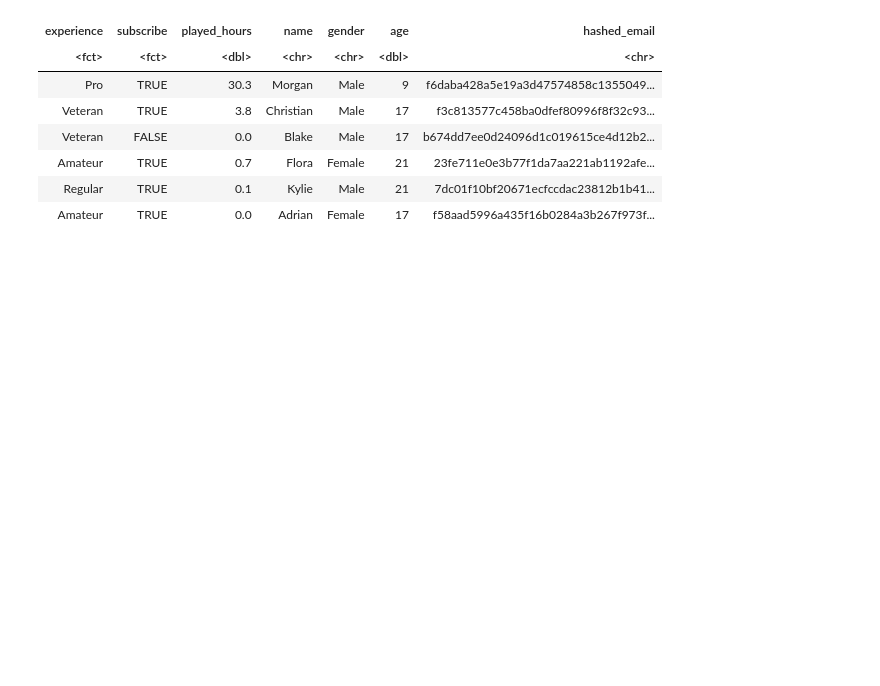
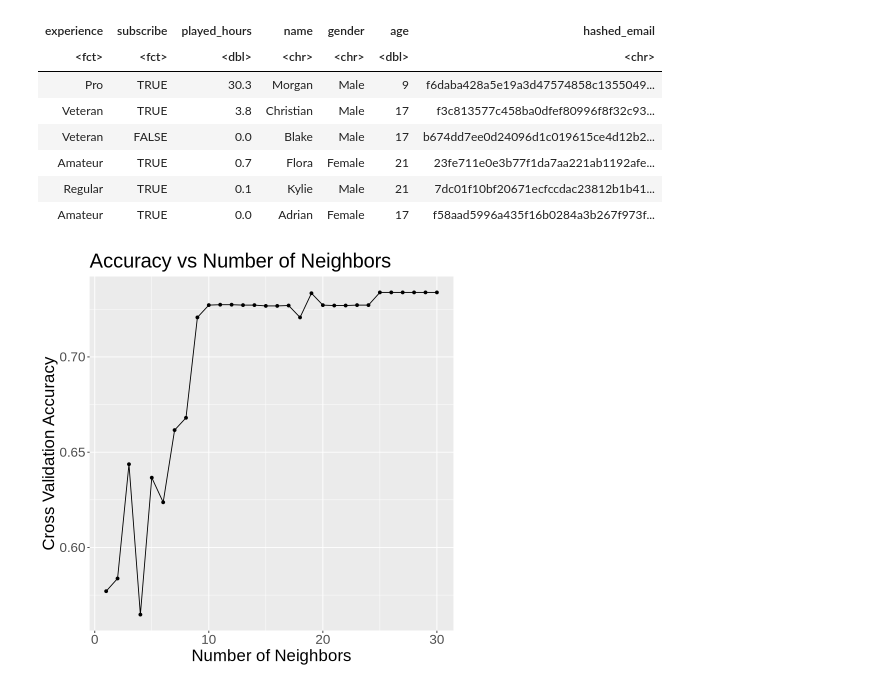
Before and after one commit to ccn4v4/group6_report, a Jupyter notebook: main.ipynb, the cells around one changed output. Saved outputs shown, nothing was run; the diff lists cells and outputs as text; code cells hidden in the pictures; blank space fills up the shorter version.

```diff
--- a/main.ipynb
+++ b/main.ipynb
@@ -69,0 +131,4 @@ A tibble: 6 × 7
+# %%
+accuracy_by_neighbors_plot
+# %% [output]
+[figure, added]
```
Also changed, not shown: parts of 3 cells of this notebook.
